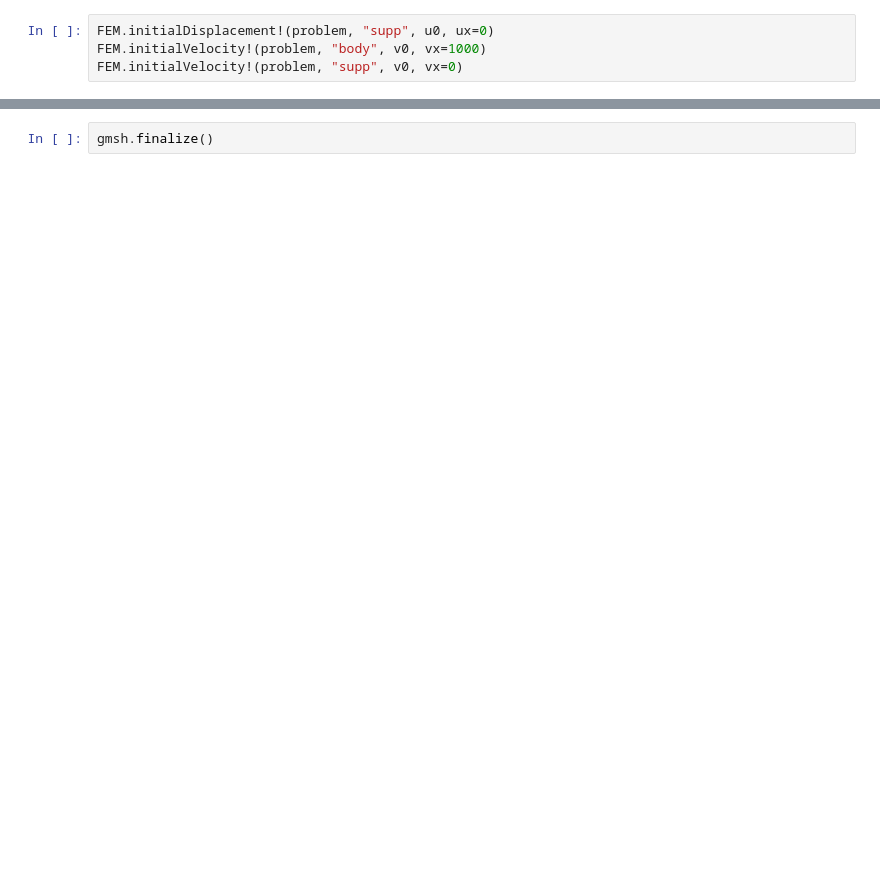
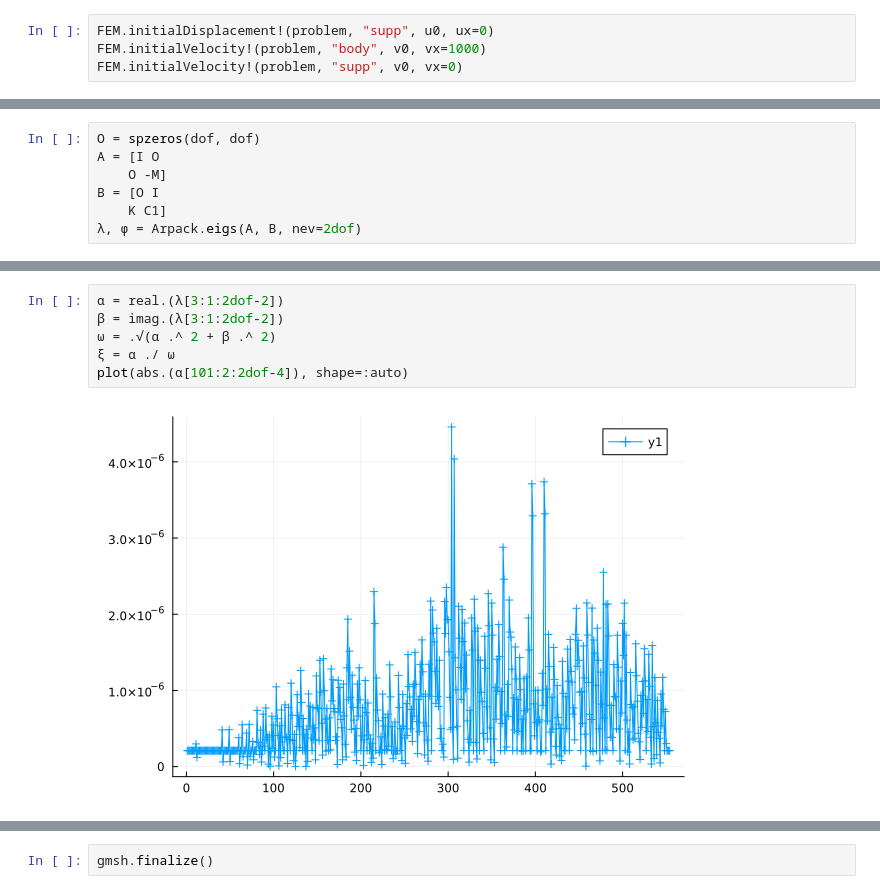
Before and after one commit to perebalazs/LowLevelFEM.jl, a Jupyter notebook: examples/wave_propagation_1D.ipynb, the cells around one changed output, grey strips where cells are left out. Saved outputs shown, nothing was run; the diff lists cells and outputs as text; blank space fills up the shorter version.

```diff
--- a/examples/wave_propagation_1D.ipynb
+++ b/examples/wave_propagation_1D.ipynb
@@ -76,0 +97,7 @@ plot(plt)
+# %%
+O = spzeros(dof, dof)
+A = [I O
+    O -M]
+B = [O I
+    K C1]
+λ, ϕ = Arpack.eigs(A, B, nev=2dof)
@@ -76,0 +128,8 @@ plot(plt)
+# %%
+α = real.(λ[3:1:2dof-2])
+β = imag.(λ[3:1:2dof-2])
+ω = .√(α .^ 2 + β .^ 2)
+ξ = α ./ ω
+plot(abs.(α[101:2:2dof-4]), shape=:auto)
+# %% [output]
+[figure, added]
```
Also changed, not shown: parts of 25 cells of this notebook, 9 other files.
